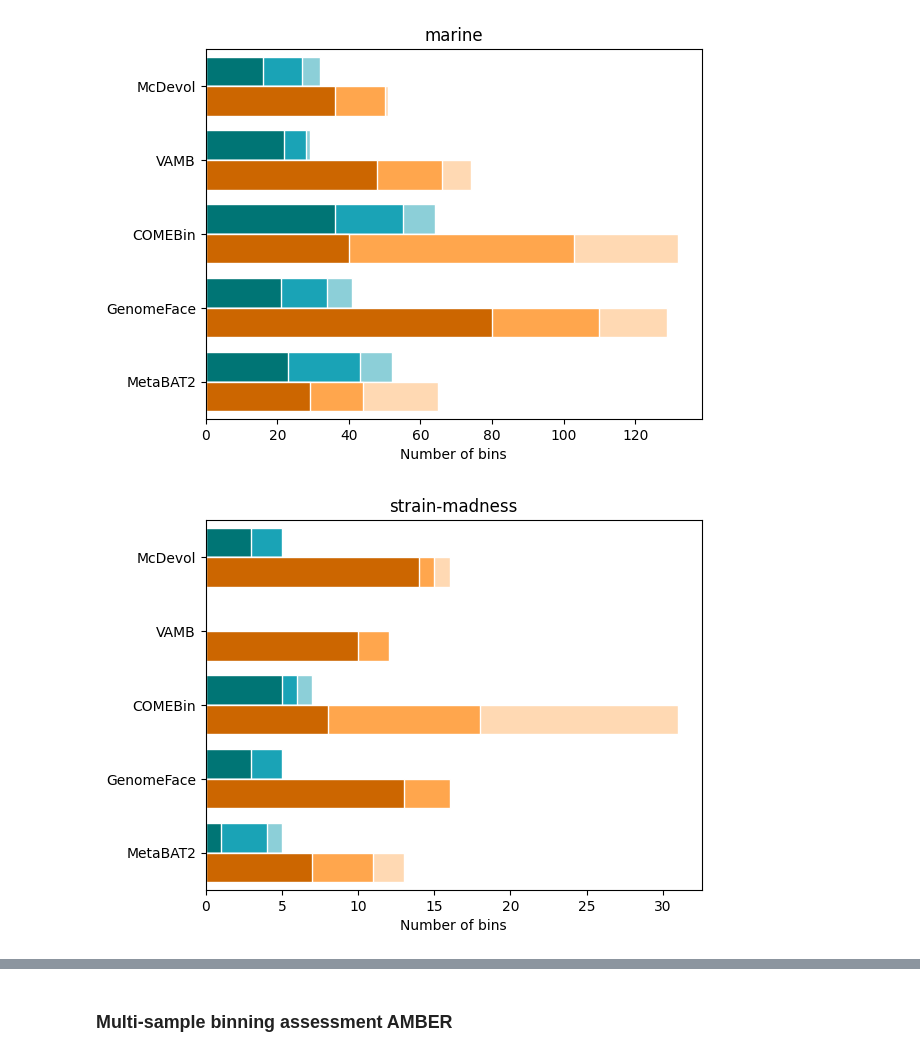
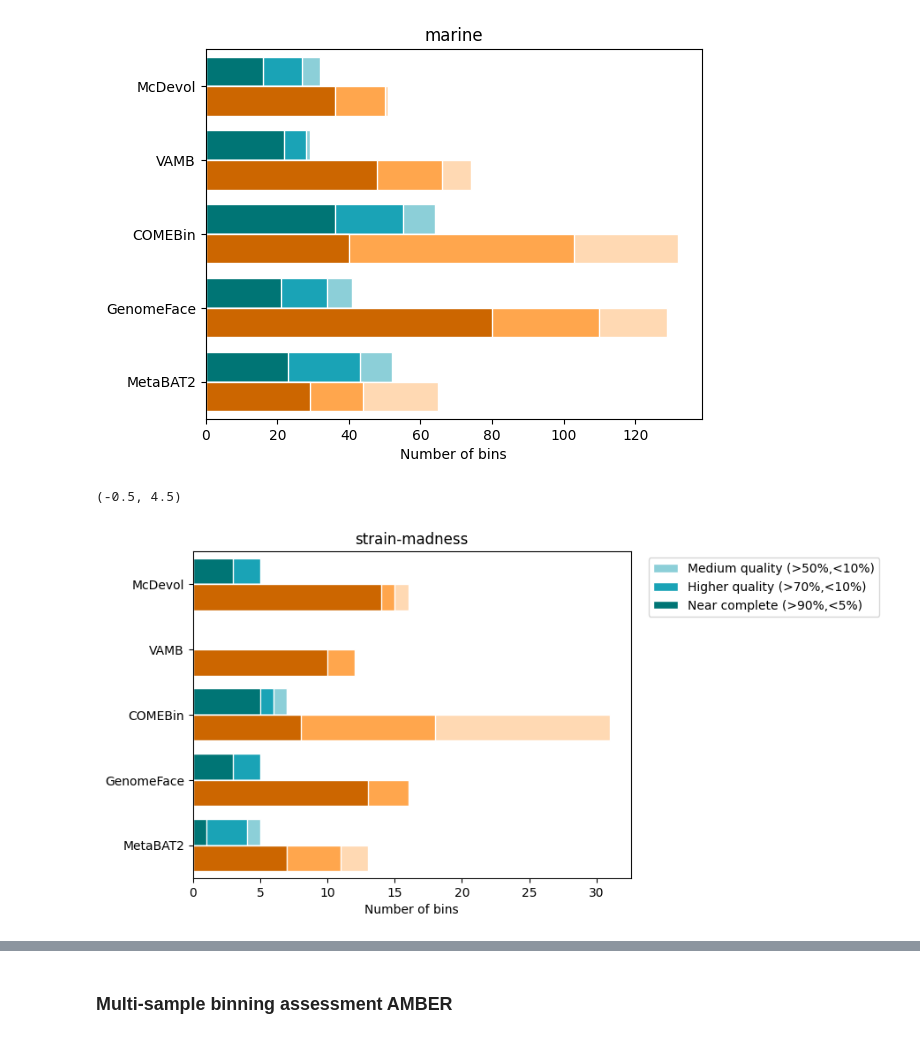
Before and after one commit to soedinglab/binning_benchmarking, a Jupyter notebook: plots.ipynb, the cells around one changed output, grey strips where cells are left out. Cells and saved outputs as stored; diff of their text form; code cells hidden in the pictures.

Commit message:
rearrange plots

```diff
--- a/plots.ipynb
+++ b/plots.ipynb
@@ -500,36 +604,37 @@ y_pos_shifted = [pos + bar_width + bar_gap for pos in y_pos]
  mags_counts_ssplot['Higher']['strain single'] +
  mags_counts_ssplot['Medium']['strain single']).plot(
     kind='barh', color=colors[2], width=bar_width, ax=ax, position=0, edgecolor='white')
 
 (mags_counts_ssplot['Near-complete (90%-5%)']['strain single'] +
 mags_counts_ssplot['Higher']['strain single']).plot(
     kind='barh', color=colors[1], width=bar_width, ax=ax, position=0, edgecolor='white')
 
 (mags_counts_ssplot['Near-complete (90%-5%)']['strain single']).plot(
     kind='barh', color=colors[0], width=bar_width, ax=ax, position=0, edgecolor='white')
 
 (mags_counts_ssplot['Near-complete (90%-5%)']['strain multisample nr'] +
  mags_counts_ssplot['Higher']['strain multisample nr'] +
  mags_counts_ssplot['Medium']['strain multisample nr']).plot(
     kind='barh', color=colors_ms[2], width=bar_width, ax=ax, position=1, edgecolor='white')
 
 (mags_counts_ssplot['Near-complete (90%-5%)']['strain multisample nr'] +
  mags_counts_ssplot['Higher']['strain multisample nr']).plot(
     kind='barh', color=colors_ms[1], width=bar_width, ax=ax, position=1, edgecolor='white')
 
 (mags_counts_ssplot['Near-complete (90%-5%)']['strain multisample nr']).plot(
     kind='barh', color=colors_ms[0], width=bar_width, ax=ax, position=1, edgecolor='white')
 
 # Customize plot appearance
-# plt.legend(['Near complete (>90%,<5%)', 'Higher quality (>70%,<10%)', 'Medium quality (>50%,<10%)'], loc=(1.04, 0.8))
+plt.legend(['Near complete (>90%,<5%)', 'Higher quality (>70%,<10%)', 'Medium quality (>50%,<10%)'][::-1], loc=(1.04, 0.8))
 plt.title('strain-madness')
 plt.xlabel('Number of bins')
 plt.ylabel('')
 plt.ylim(-0.5, 4.5)
 
-plt.savefig('plots/single_vs_multi_strain_amber.png', dpi=600, format='png', bbox_inches='tight')
+# plt.savefig('plots/single_vs_multi_strain_amber.png', dpi=600, format='png', bbox_inches='tight')
 # %% [output]
+(-0.5, 4.5)
-[figure, old version]
+[figure, new version]
 # %%
 # plant
 # plant
```
Also changed, not shown: parts of 16 cells of this notebook, 2 other files.
